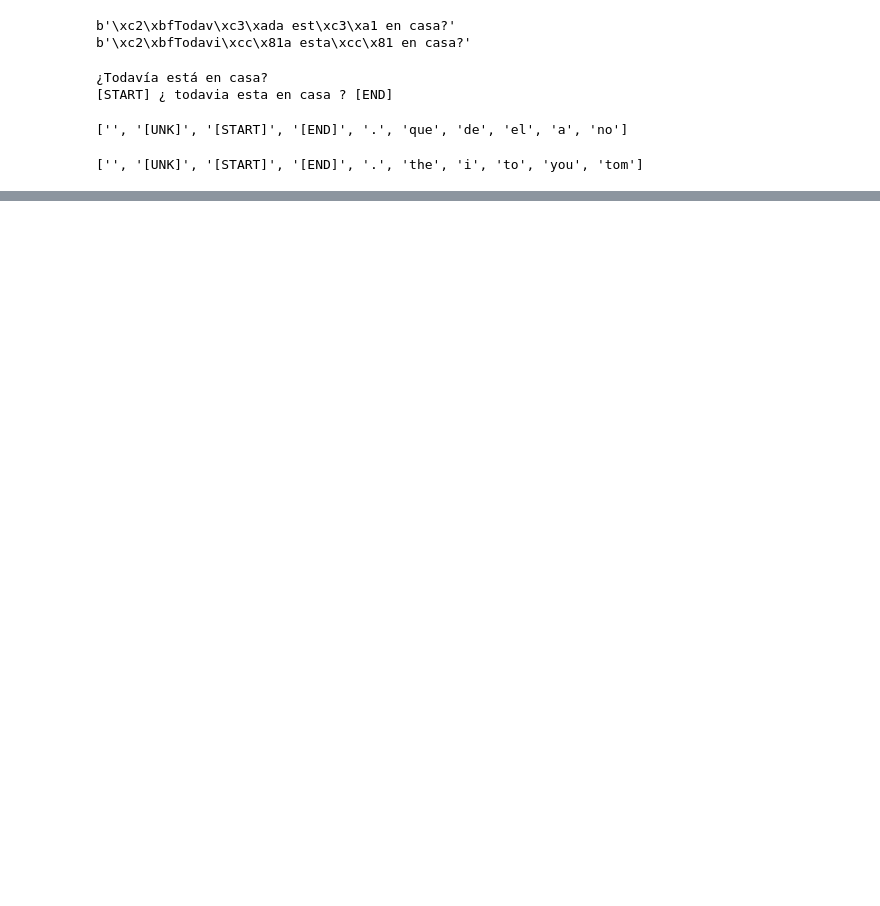
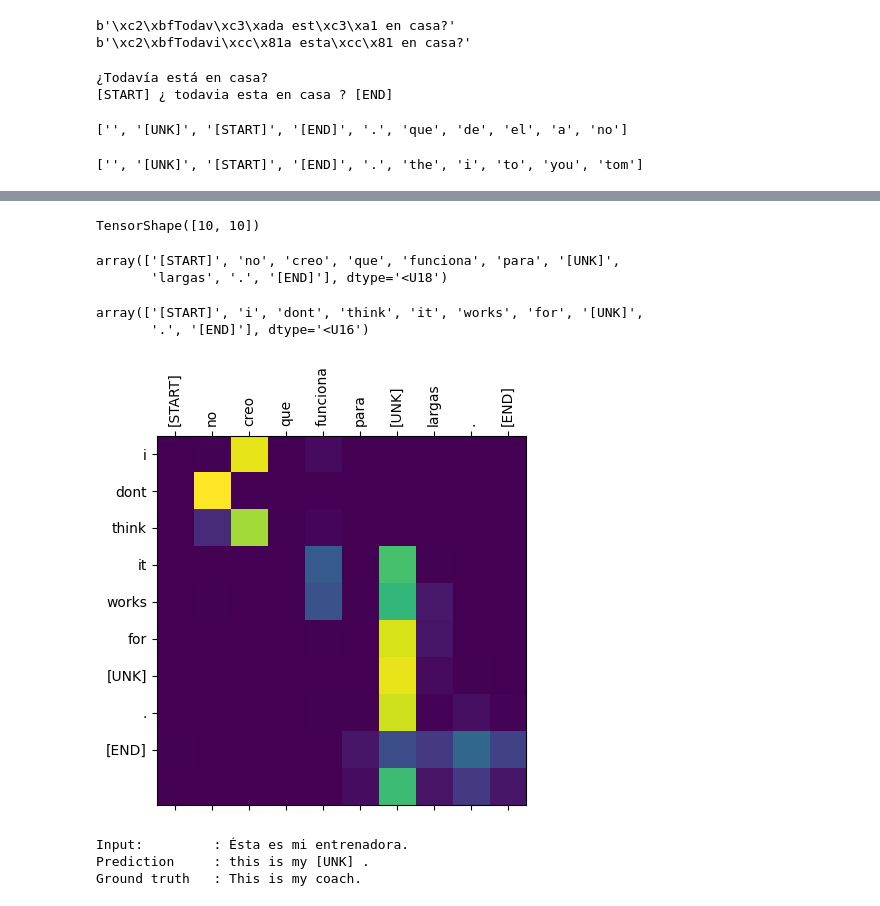
Before and after one commit to ewclark47/ADL-Project, a Jupyter notebook: transformer_nmt.ipynb, the cells around one changed output, grey strips where cells are left out. Drawn from its saved outputs; the diff is of its cells as text; code cells hidden in the pictures; blank space fills up the shorter version.

```diff
--- a/transformer_nmt.ipynb
+++ b/transformer_nmt.ipynb
@@ -149,0 +950,37 @@ tokens = context_vocab[example_tokens[0].numpy()]
+# %%
+head = 0
+# Shape: `(batch=1, num_heads, seq_len_q, seq_len_k)`.
+attention_heads = tf.squeeze(attention_weights, 0)
+attention = attention_heads[head]
+attention.shape
+# %% [output]
+TensorShape([10, 10])
+# %%
+in_tokens = tf.convert_to_tensor([sentence])
+in_tokens = context_text_processor(in_tokens).to_tensor()
+context_vocab = np.array(context_text_processor.get_vocabulary())
+in_tokens = context_vocab[in_tokens[0].numpy()]
+' '.join(in_tokens)
+in_tokens
+# %% [output]
+array(['[START]', 'no', 'creo', 'que', 'funciona', 'para', '[UNK]',
+       'largas', '.', '[END]'], dtype='<U18')
+# %%
+translated_tokens
+# %% [output]
+array(['[START]', 'i', 'dont', 'think', 'it', 'works', 'for', '[UNK]',
+       '.', '[END]'], dtype='<U16')
+# %%
+translator.plot_attention_head(in_tokens, translated_tokens, attention)
+# %% [output]
+[figure, added]
+# %%
+sentence = "Ésta es mi entrenadora."
+ground_truth = 'This is my coach.'
+
+translated_text, translated_tokens, attention_weights = translator(tf.constant(sentence))
+translator.print_translation(sentence, translated_text, ground_truth)
+# %% [output]
+Input:         : Ésta es mi entrenadora.
+Prediction     : this is my [UNK] .
+Ground truth   : This is my coach.
```
Also changed, not shown: parts of 81 cells of this notebook.
